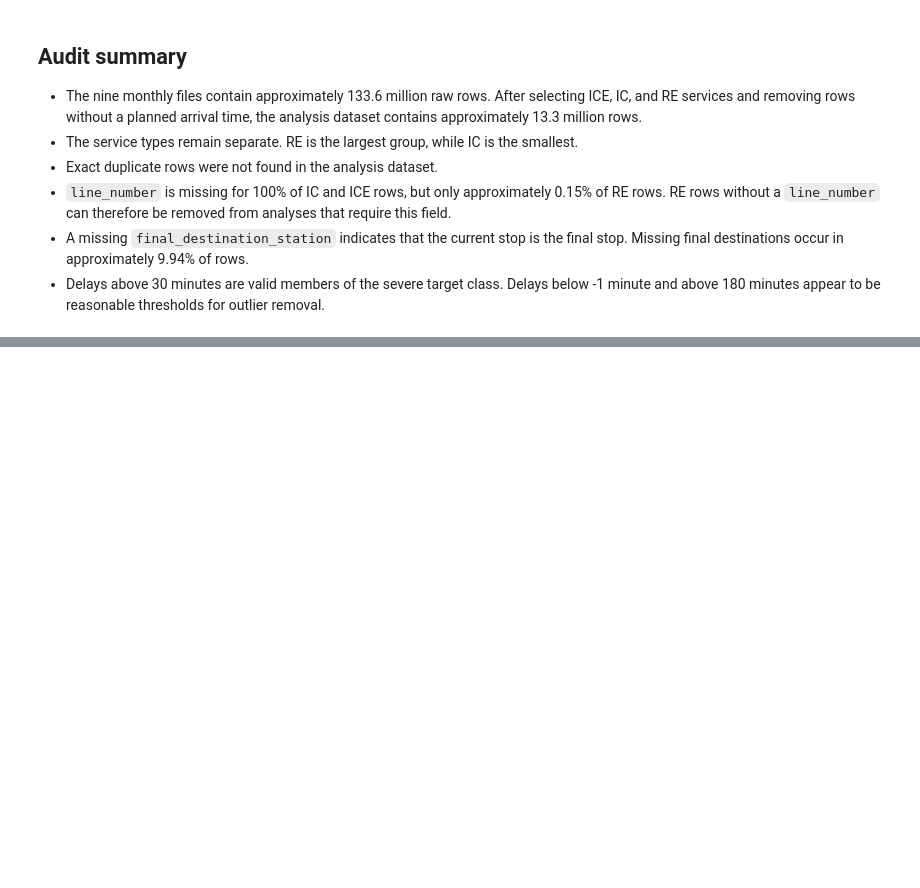
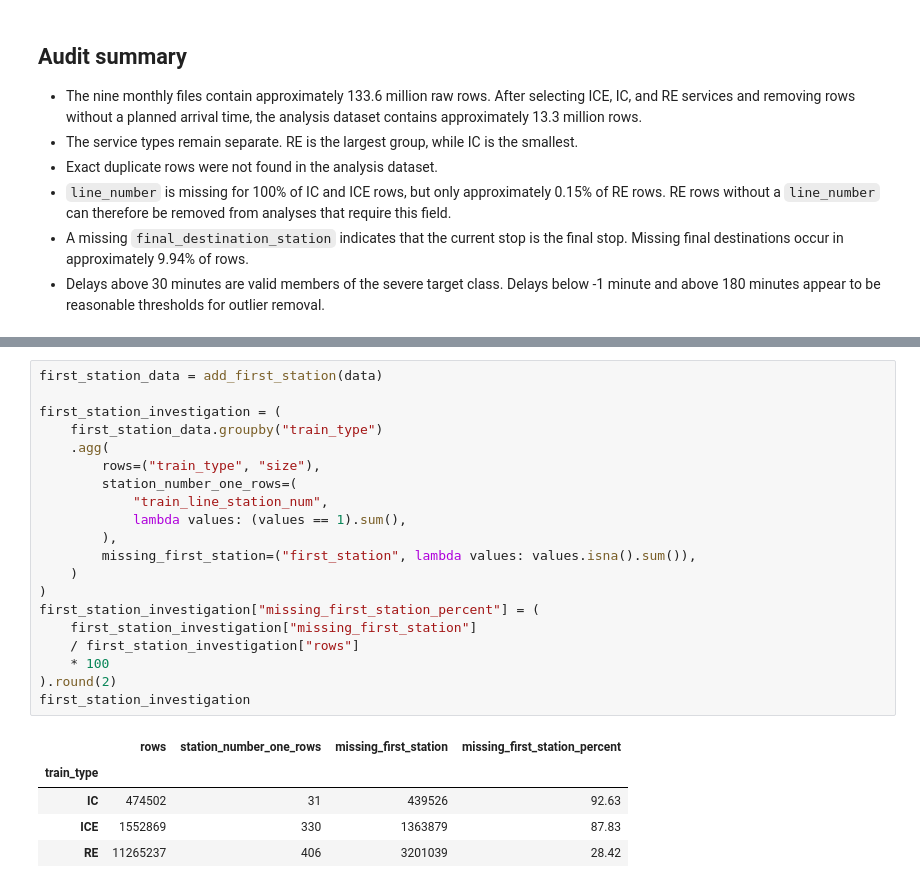
Before and after one commit to BaTa4Ka/machine_learning, a Jupyter notebook: notebooks/data_audit.ipynb, the cells around one changed output, grey strips where cells are left out. Saved outputs shown, nothing was run; the diff lists cells and outputs as text; blank space fills up the shorter version.

Commit message:
added First-station investigation

```diff
--- a/notebooks/data_audit.ipynb
+++ b/notebooks/data_audit.ipynb
@@ -421,0 +427,26 @@ The `train_line_station_num == 1` field provides a reproducible way to identify
+# %%
+first_station_data = add_first_station(data)
+
+first_station_investigation = (
+    first_station_data.groupby("train_type")
+    .agg(
+        rows=("train_type", "size"),
+        station_number_one_rows=(
+            "train_line_station_num",
+            lambda values: (values == 1).sum(),
+        ),
+        missing_first_station=("first_station", lambda values: values.isna().sum()),
+    )
+)
+first_station_investigation["missing_first_station_percent"] = (
+    first_station_investigation["missing_first_station"]
+    / first_station_investigation["rows"]
+    * 100
+).round(2)
+first_station_investigation
+# %% [output]
+|  | rows | station_number_one_rows | missing_first_station | missing_first_station_percent |
+| train_type |  |  |  |  |
+| IC | 474502 | 31 | 439526 | 92.63 |
+| ICE | 1552869 | 330 | 1363879 | 87.83 |
+| RE | 11265237 | 406 | 3201039 | 28.42 |
```
Also changed, not shown: parts of 9 cells of this notebook.
